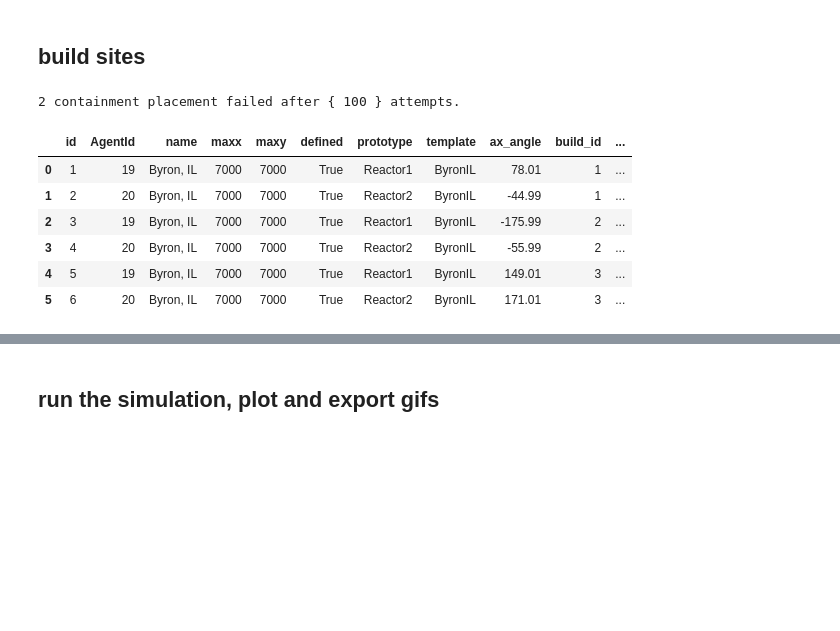
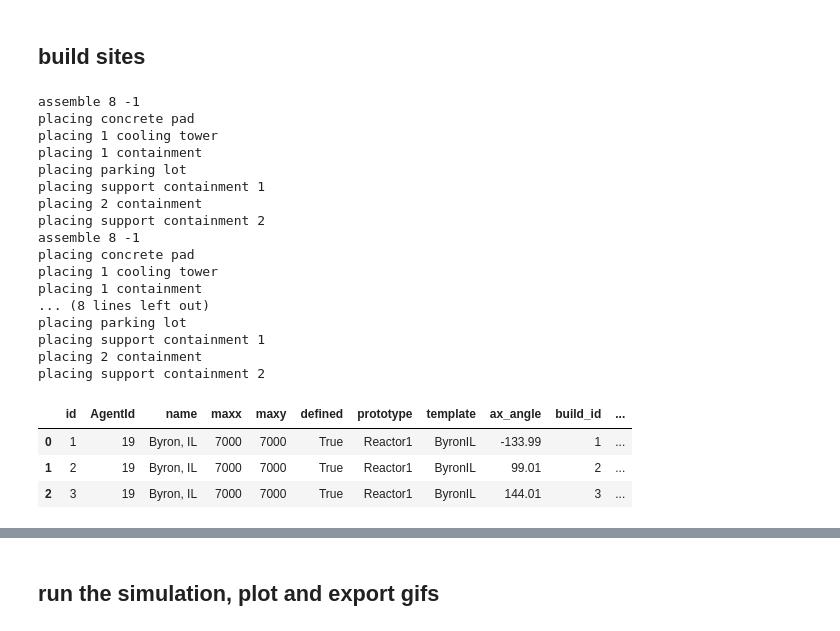
Before and after one commit to CNERG/cycsat, a Jupyter notebook: demo.ipynb, the cells around one changed output, grey strips where cells are left out. Drawn from its saved outputs; the diff is of its cells as text; code cells hidden in the pictures; blank space fills up the shorter version.

```diff
--- a/demo.ipynb
+++ b/demo.ipynb
@@ -20,22 +20,34 @@ sim = Simulator('reactor_test_sample.sqlite')
 # %%
 from cycsat.prototypes.ByronIL import ByronIL
 
-temps = {'Reactor1': ByronIL,
-         'Reactor2': ByronIL}
+temps = {'Reactor1': ByronIL}
 
-sim.build(name='first build',templates=temps)
-sim.build(name='second build',templates=temps)
-sim.build(name='third build',templates=temps)
+sim.create_build(name='build 1',templates=temps)
+sim.create_build(name='build 2',templates=temps)
+sim.create_build(name='build 3',templates=temps)
 
 sim.Site()
 # %% [output]
-2 containment placement failed after { 100 } attempts.
+assemble 8 -1
+placing concrete pad
+placing 1 cooling tower
+placing 1 containment
+placing parking lot
+placing support containment 1
+placing 2 containment
+placing support containment 2
+assemble 8 -1
+placing concrete pad
+placing 1 cooling tower
+placing 1 containment
+... (8 lines left out)
+placing parking lot
+placing support containment 1
+placing 2 containment
+placing support containment 2
 |  | id | AgentId | name | maxx | maxy | defined | prototype | template | ax_angle | build_id | ... |
-| 0 | 1 | 19 | Byron, IL | 7000 | 7000 | True | Reactor1 | ByronIL | 78.01 | 1 | ... |
-| 1 | 2 | 20 | Byron, IL | 7000 | 7000 | True | Reactor2 | ByronIL | -44.99 | 1 | ... |
-| 2 | 3 | 19 | Byron, IL | 7000 | 7000 | True | Reactor1 | ByronIL | -175.99 | 2 | ... |
-| 3 | 4 | 20 | Byron, IL | 7000 | 7000 | True | Reactor2 | ByronIL | -55.99 | 2 | ... |
-| 4 | 5 | 19 | Byron, IL | 7000 | 7000 | True | Reactor1 | ByronIL | 149.01 | 3 | ... |
-| 5 | 6 | 20 | Byron, IL | 7000 | 7000 | True | Reactor2 | ByronIL | 171.01 | 3 | ... |
+| 0 | 1 | 19 | Byron, IL | 7000 | 7000 | True | Reactor1 | ByronIL | -133.99 | 1 | ... |
+| 1 | 2 | 19 | Byron, IL | 7000 | 7000 | True | Reactor1 | ByronIL | 99.01 | 2 | ... |
+| 2 | 3 | 19 | Byron, IL | 7000 | 7000 | True | Reactor1 | ByronIL | 144.01 | 3 | ... |
 # %%
 # plot builds of facilities
```
Also changed, not shown: parts of 12 cells of this notebook, 2 other files.
